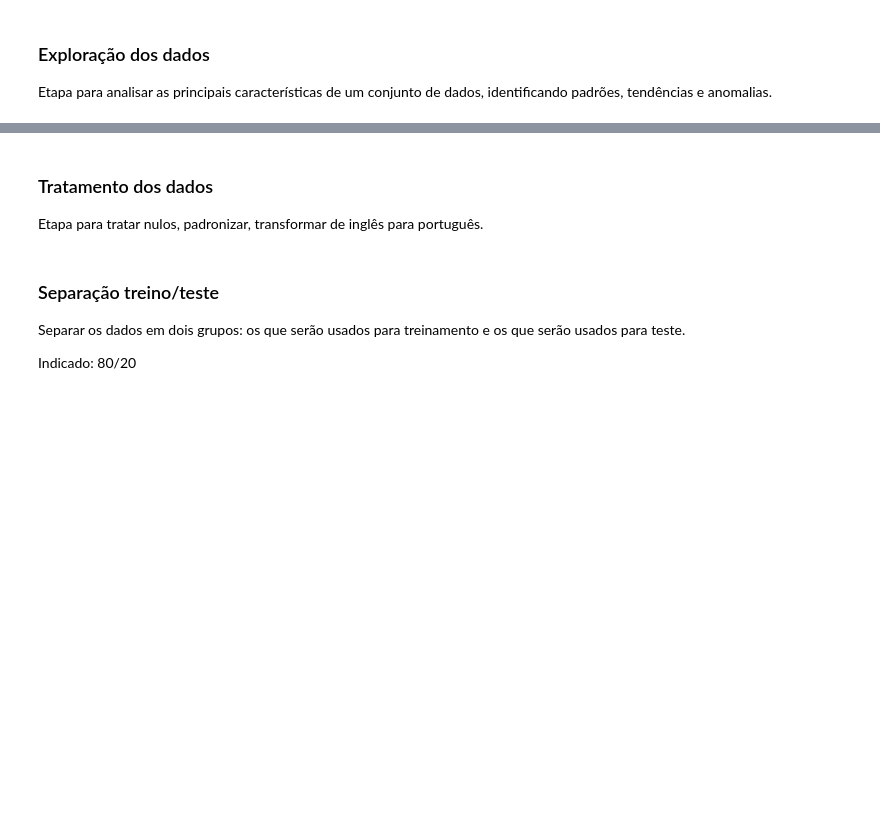
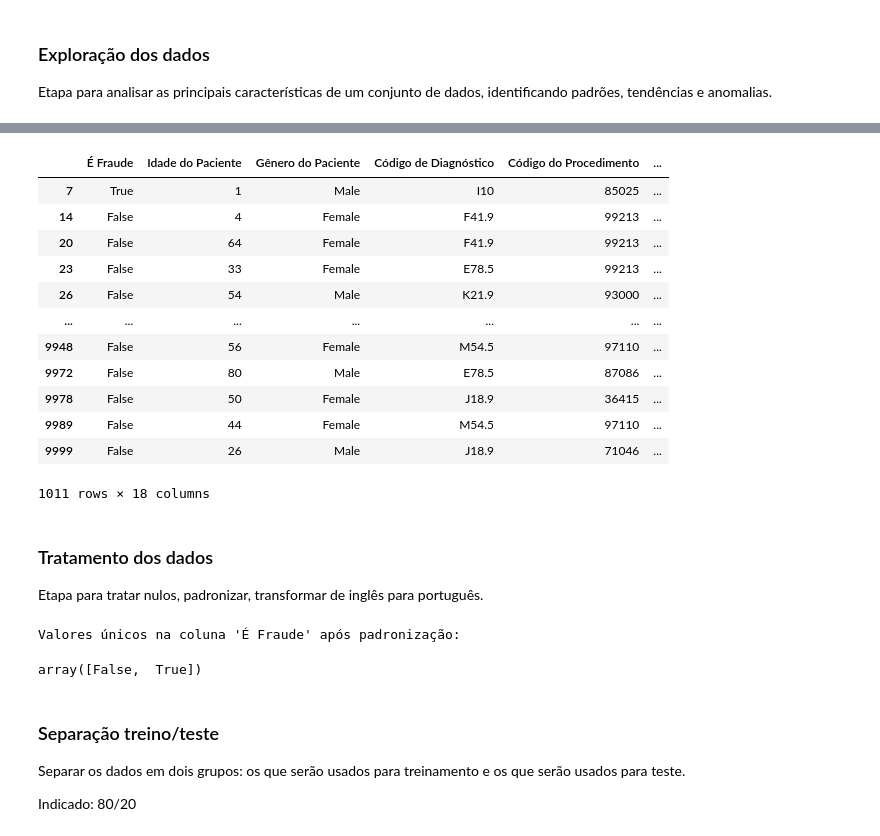
Before and after one commit to AnaElisaMueller/rna, a Jupyter notebook: notebooks/main.ipynb, the cells around one changed output, grey strips where cells are left out. Saved outputs shown, nothing was run; the diff lists cells and outputs as text; code cells hidden in the pictures; blank space fills up the shorter version.

```diff
--- a/notebooks/main.ipynb
+++ b/notebooks/main.ipynb
@@ -9,0 +17,2 @@ Etapa para analisar as principais características de um conjunto de dados, iden
+# %%
+df = pd.read_excel('/content/drive/MyDrive/healthcare_fraud_detection_v1.xlsx')
@@ -9,0 +31,2 @@ Etapa para analisar as principais características de um conjunto de dados, iden
+# %%
+df = df.drop(columns=['Unnamed: 14'])
@@ -10,6 +104,31 @@ Etapa para analisar as principais características de um conjunto de dados, iden
+# %%
+df_nulls = df[df.isnull().any(axis=1)]
+df_nulls
+# %% [output]
+|  | É Fraude | Idade do Paciente | Gênero do Paciente | Código de Diagnóstico | Código do Procedimento | ... |
+| 7 | True | 1 | Male | I10 | 85025 | ... |
+| 14 | False | 4 | Female | F41.9 | 99213 | ... |
+| 20 | False | 64 | Female | F41.9 | 99213 | ... |
+| 23 | False | 33 | Female | E78.5 | 99213 | ... |
+| 26 | False | 54 | Male | K21.9 | 93000 | ... |
+| ... | ... | ... | ... | ... | ... | ... |
+| 9948 | False | 56 | Female | M54.5 | 97110 | ... |
+| 9972 | False | 80 | Male | E78.5 | 87086 | ... |
+| 9978 | False | 50 | Female | J18.9 | 36415 | ... |
+| 9989 | False | 44 | Female | M54.5 | 97110 | ... |
+| 9999 | False | 26 | Male | J18.9 | 71046 | ... |
+1011 rows × 18 columns
 # %% [markdown]
 ### Tratamento dos dados
 Etapa para tratar nulos, padronizar, transformar de inglês para português.
+# %%
+df['É Fraude'] = df['É Fraude'].astype(bool)
+
+print("Valores únicos na coluna 'É Fraude' após padronização:")
+display(df['É Fraude'].unique())
+# %% [output]
+Valores únicos na coluna 'É Fraude' após padronização:
+array([False,  True])
 # %% [markdown]
 ### Separação treino/teste
 Separar os dados em dois grupos: os que serão usados para treinamento e os que serão usados para teste.
```
Also changed, not shown: parts of 8 cells of this notebook.
